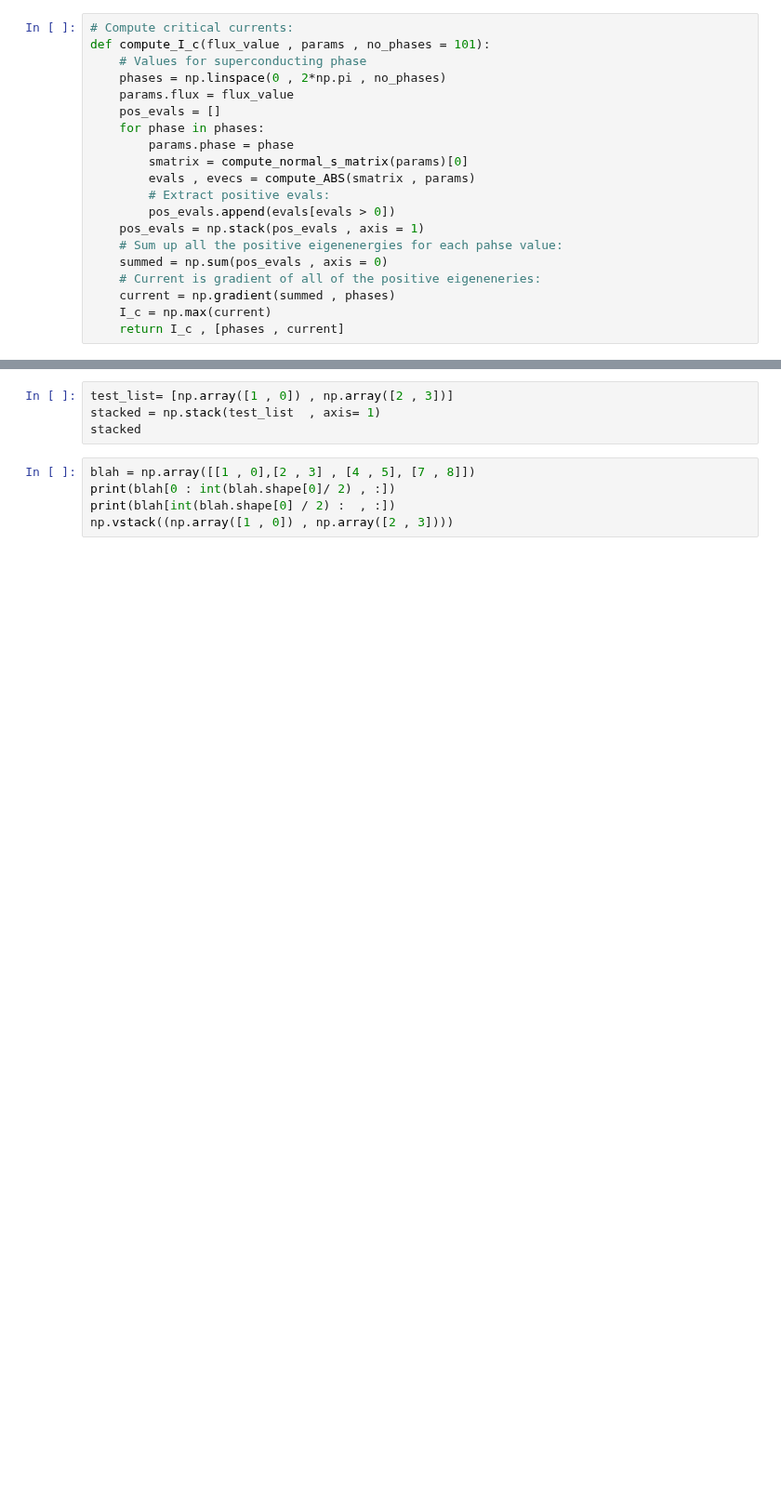
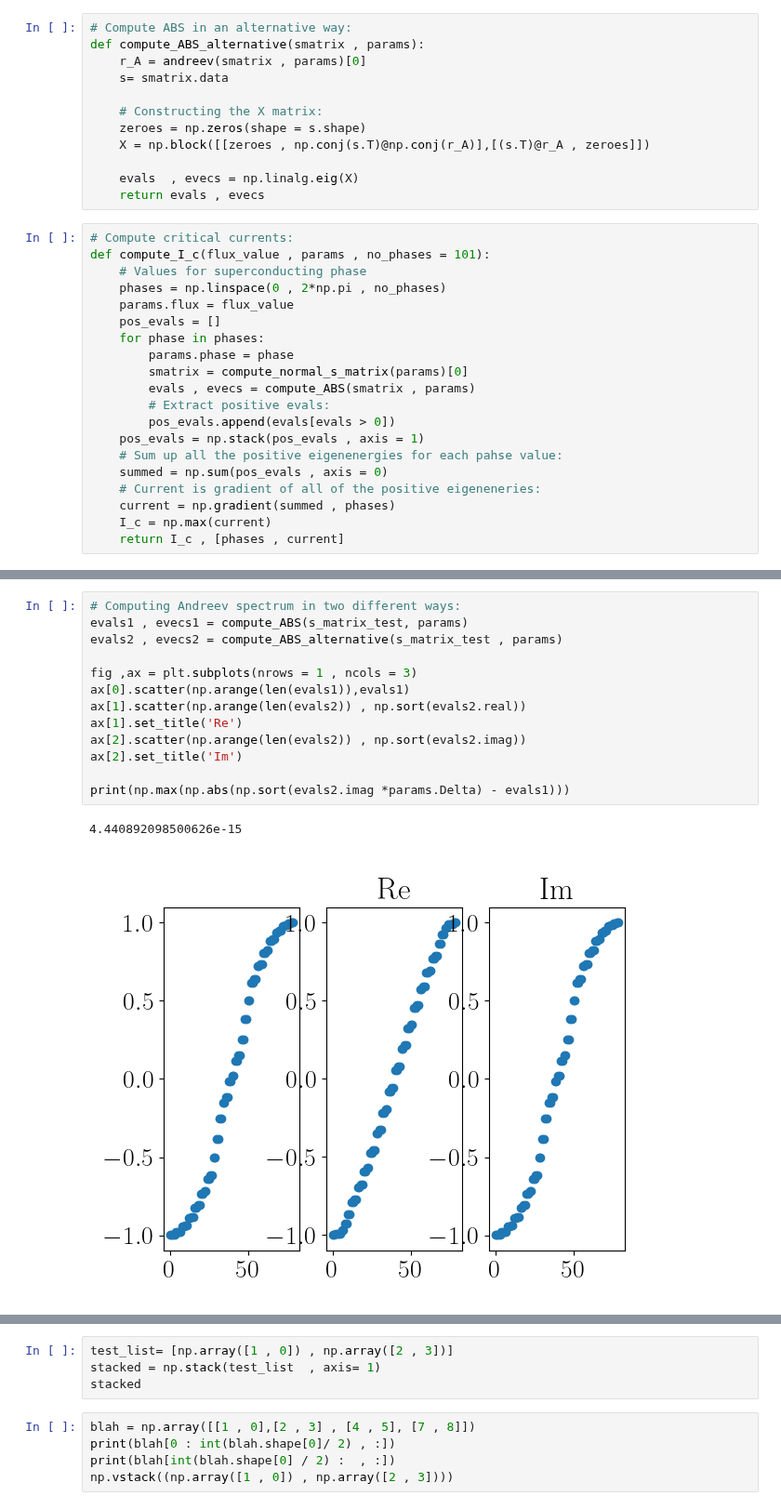
Before and after one commit to krishtoffel99/Josephson-Investigations-Old, a Jupyter notebook: Josephson effect and Supercurrents/Reproducing Paper/PRB_Scanning_Gate.ipynb, the cells around one changed output, grey strips where cells are left out. Shown at 93% size. Drawn from its saved outputs; the diff is of its cells as text; blank space fills up the shorter version.

```diff
--- a/Josephson effect and Supercurrents/Reproducing Paper/PRB_Scanning_Gate.ipynb
+++ b/Josephson effect and Supercurrents/Reproducing Paper/PRB_Scanning_Gate.ipynb
@@ -139,3 +130,15 @@ print(evecs_positive.shape)
+# %%
+# Compute ABS in an alternative way:
+def compute_ABS_alternative(smatrix , params):
+    r_A = andreev(smatrix , params)[0]
+    s= smatrix.data
+
+    # Constructing the X matrix:
+    zeroes = np.zeros(shape = s.shape)
+    X = np.block([[zeroes , np.conj(s.T)@np.conj(r_A)],[(s.T)@r_A , zeroes]])
+
+    evals  , evecs = np.linalg.eig(X)
+    return evals , evecs
 # %%
 # Compute critical currents:
 def compute_I_c(flux_value , params , no_phases = 101):
@@ -191,4 +194,20 @@ def calculate_supercurrent_distribution(flux_value , phase , params):
 
     kwant.plotter.current(syst , total_current);
     return total_current , A_e , A_h , psi_wf
+# %%
+# Computing Andreev spectrum in two different ways:
+evals1 , evecs1 = compute_ABS(s_matrix_test, params)
+evals2 , evecs2 = compute_ABS_alternative(s_matrix_test , params)
+
+fig ,ax = plt.subplots(nrows = 1 , ncols = 3)
+ax[0].scatter(np.arange(len(evals1)),evals1)
+ax[1].scatter(np.arange(len(evals2)) , np.sort(evals2.real))
+ax[1].set_title('Re')
+ax[2].scatter(np.arange(len(evals2)) , np.sort(evals2.imag))
+ax[2].set_title('Im')
+
+print(np.max(np.abs(np.sort(evals2.imag *params.Delta) - evals1)))
+# %% [output]
+4.440892098500626e-15
+[figure, added]
 # %%
```
Also changed, not shown: parts of 15 cells of this notebook.
